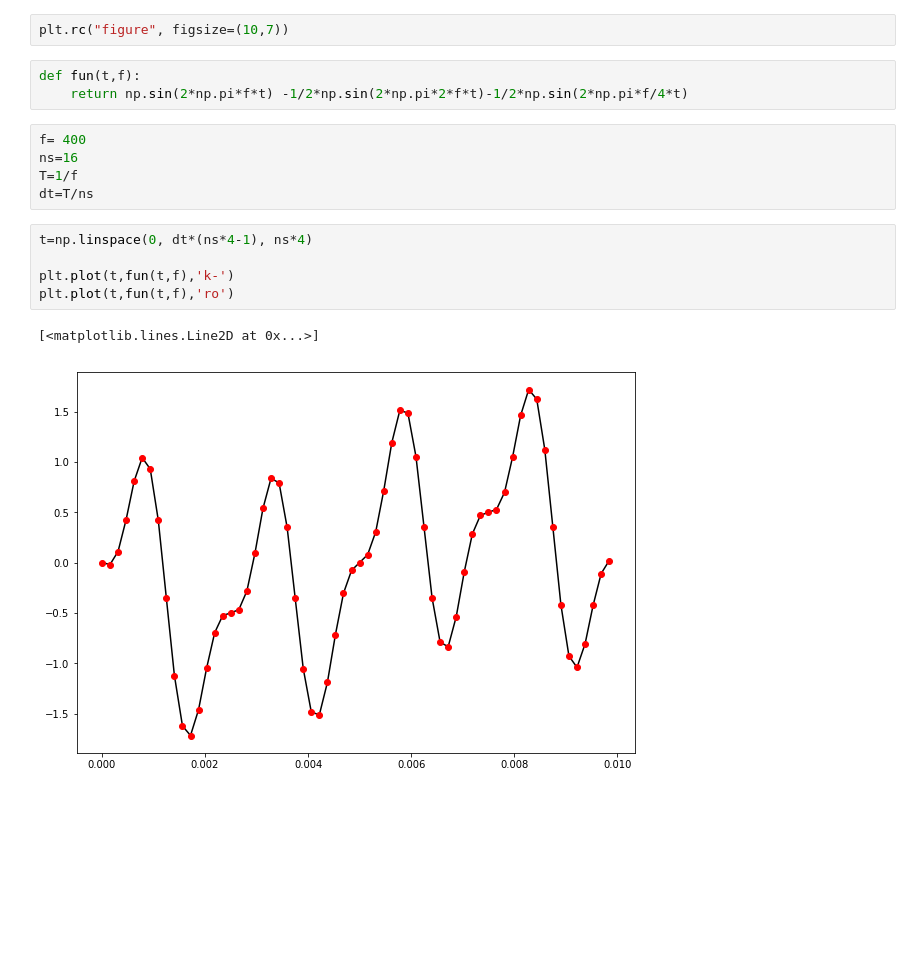
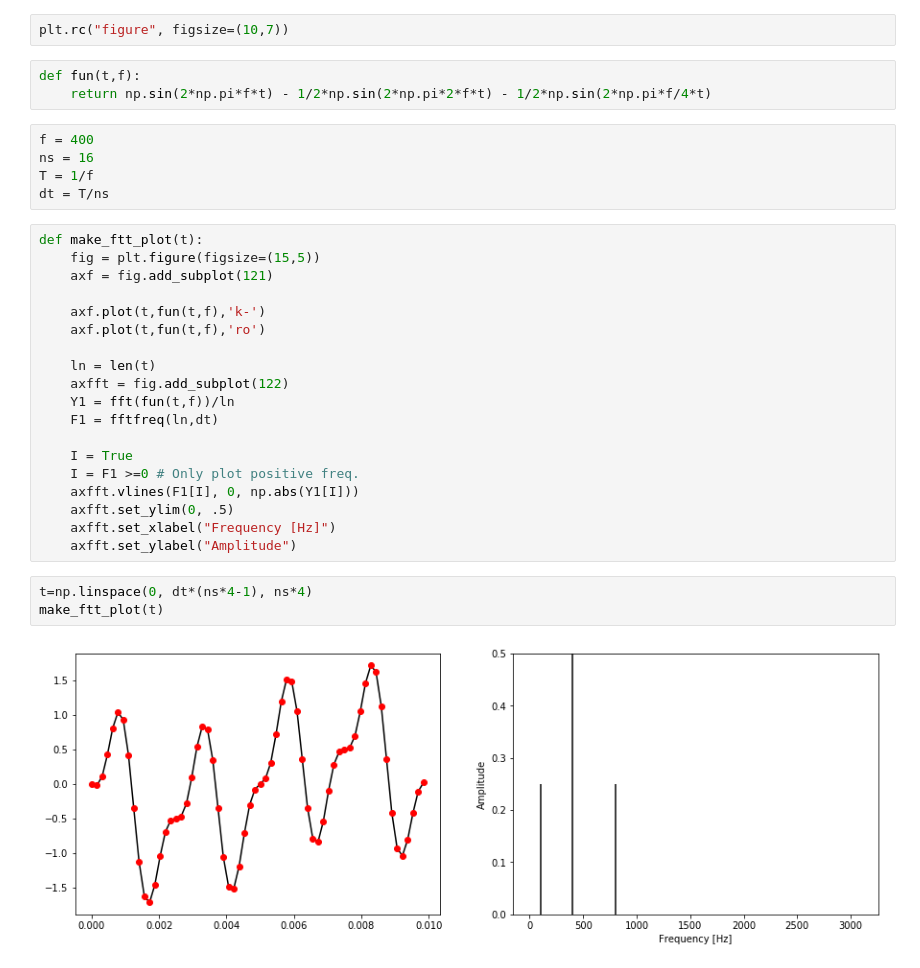
Before and after one commit to AvverbioPronome/10h, a Jupyter notebook: Lesson3-3.ipynb, the cells around one changed output. Drawn from its saved outputs; the diff is of its cells as text; blank space fills up the shorter version.

```diff
--- a/Lesson3-3.ipynb
+++ b/Lesson3-3.ipynb
@@ -5,17 +5,33 @@ from scipy.fftpack import fft, fftfreq
 plt.rc("figure", figsize=(10,7))
 # %%
 def fun(t,f):
-    return np.sin(2*np.pi*f*t) -1/2*np.sin(2*np.pi*2*f*t)-1/2*np.sin(2*np.pi*f/4*t)
+    return np.sin(2*np.pi*f*t) - 1/2*np.sin(2*np.pi*2*f*t) - 1/2*np.sin(2*np.pi*f/4*t)
 # %%
-f= 400
-ns=16
-T=1/f
-dt=T/ns
+f = 400
+ns = 16
+T = 1/f
+dt = T/ns
+# %%
+def make_ftt_plot(t):
+    fig = plt.figure(figsize=(15,5))
+    axf = fig.add_subplot(121)
+
+    axf.plot(t,fun(t,f),'k-')
+    axf.plot(t,fun(t,f),'ro')
+
+    ln = len(t)
+    axfft = fig.add_subplot(122)
+    Y1 = fft(fun(t,f))/ln
+    F1 = fftfreq(ln,dt)
+
+    I = True
+    I = F1 >=0 # Only plot positive freq.
+    axfft.vlines(F1[I], 0, np.abs(Y1[I]))
+    axfft.set_ylim(0, .5)
+    axfft.set_xlabel("Frequency [Hz]")
+    axfft.set_ylabel("Amplitude")
 # %%
 t=np.linspace(0, dt*(ns*4-1), ns*4)
-
-plt.plot(t,fun(t,f),'k-')
-plt.plot(t,fun(t,f),'ro')
+make_ftt_plot(t)
 # %% [output]
-[<matplotlib.lines.Line2D at 0x...>]
-[figure, old version]
+[figure, new version]
```
Also changed, not shown: parts of 5 cells of this notebook.
